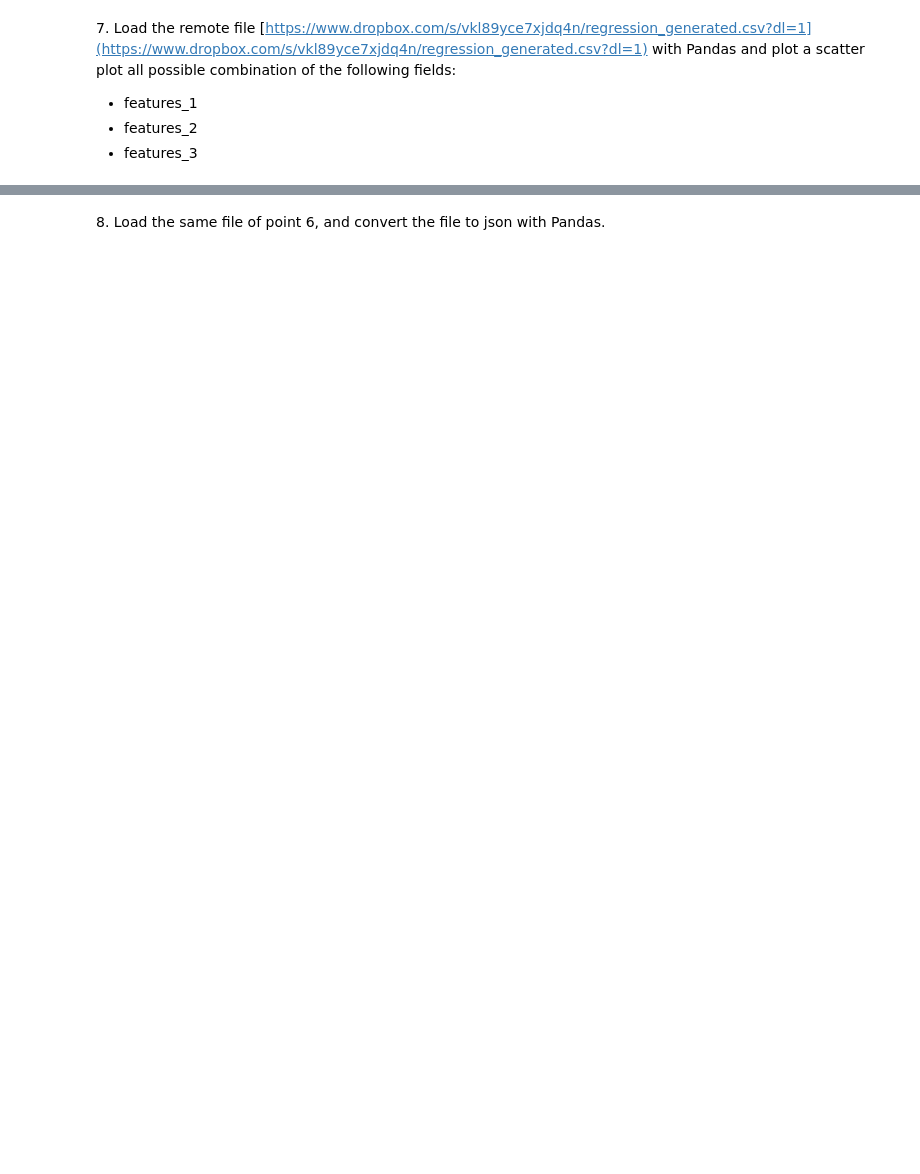
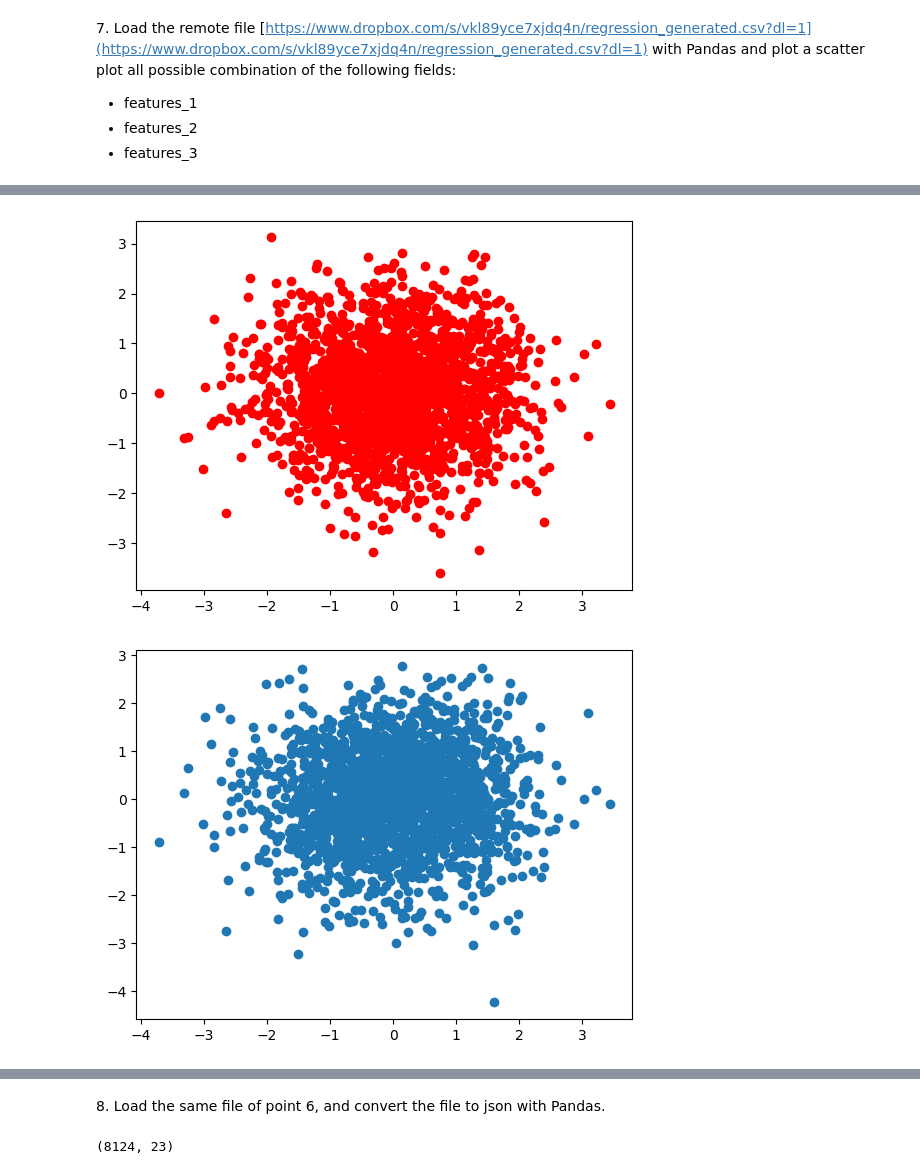
Before and after one commit to EstebanCardenas2001/LaboratoryOfComputationalPhysics_Y8, a Jupyter notebook: 05ex_OSEMN.ipynb, the cells around one changed output, grey strips where cells are left out. Drawn from its saved outputs; the diff is of its cells as text; code cells hidden in the pictures; blank space fills up the shorter version.

```diff
--- a/05ex_OSEMN.ipynb
+++ b/05ex_OSEMN.ipynb
@@ -103,3 +132,7 @@ print (data)
   + features_1
   + features_2
   + features_3
+# %%
+url='https://www.dropbox.com/s/vkl89yce7xjdq4n/regression_generated.csv?dl=1'
+data=pd.read_csv(url)
+print(data.head())
@@ -105,0 +157,11 @@ print (data)
+# %%
+filtered_data=data[['features_1','features_2','features_3']]
+plt.scatter(filtered_data['features_1'].values,filtered_data['features_2'].values,c='red')
+plt.show()
+plt.scatter(filtered_data['features_1'].values,filtered_data['features_3'].values)
+plt.show()
+plt.scatter(filtered_data['features_2'].values,filtered_data['features_3'].values,c='black')
+plt.show()
+# %% [output]
+[figure, added]
+[figure, added]
@@ -106,2 +169,10 @@ print (data)
 # %% [markdown]
 8\. Load the same file of point 6, and convert the file to json with Pandas.
+# %%
+import pandas as pd
+import requests
+url = "https://www.dropbox.com/s/7u3lm737ogbqsg8/mushrooms_categorized.csv?dl=1"
+data=pd.read_csv(url)
+print(data.shape)
+# %% [output]
+(8124, 23)
```
Also changed, not shown: parts of 9 cells of this notebook, 6 other files.
